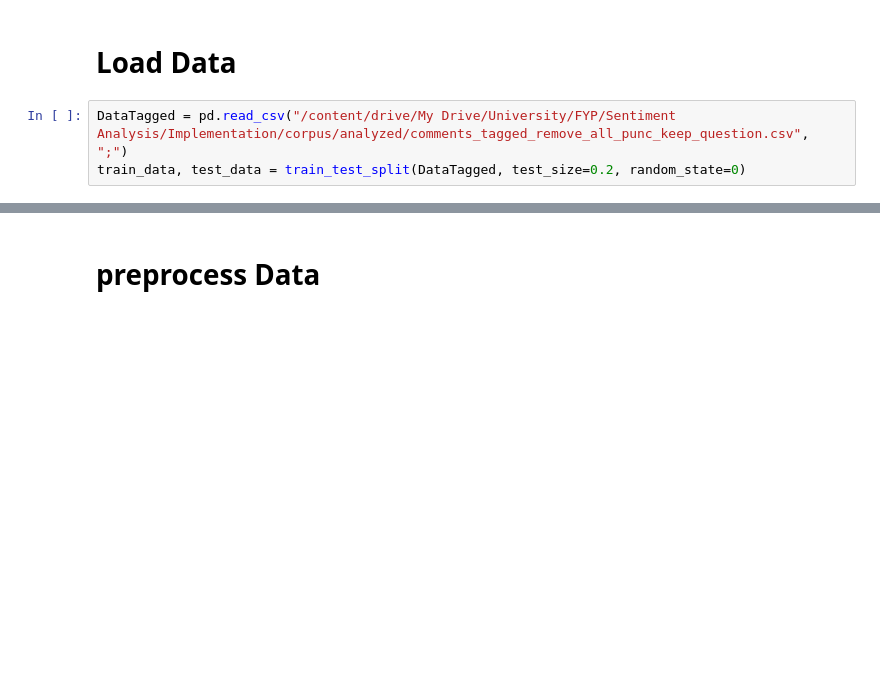
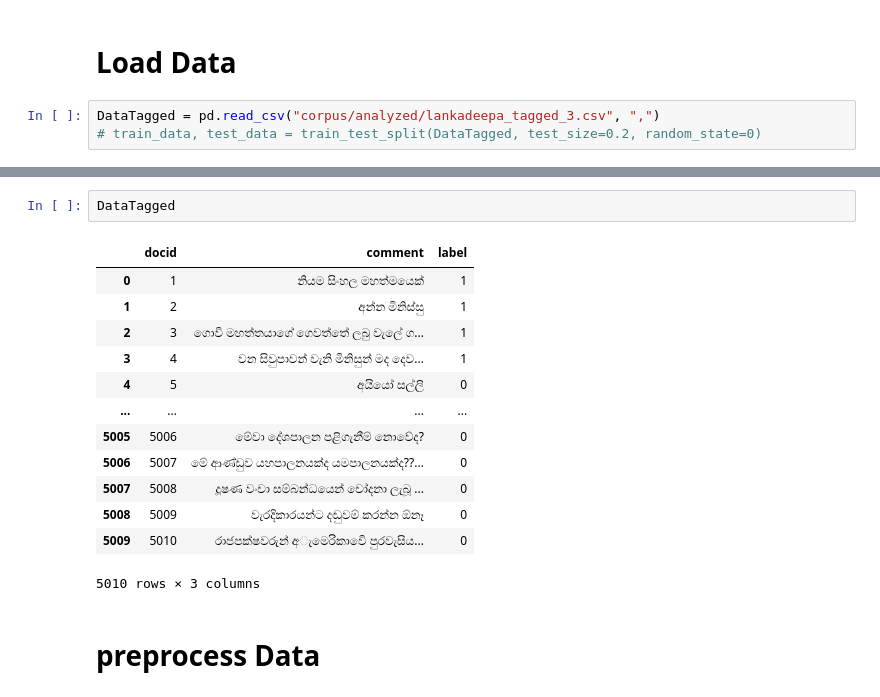
Before and after one commit to LahiruSen/Automated-Sentiment-Lexicon-Creation-and-Sentiment-Analysis-for-Sinhala-Language, a Jupyter notebook: Sentiment Analysis/CNN RNN/CNN LSTM GRU/cnn_rnn_with_preprocess.ipynb, the cells around one changed output, grey strips where cells are left out. Saved outputs shown, nothing was run; the diff lists cells and outputs as text; blank space fills up the shorter version.

```diff
--- a/Sentiment Analysis/CNN RNN/CNN LSTM GRU/cnn_rnn_with_preprocess.ipynb
+++ b/Sentiment Analysis/CNN RNN/CNN LSTM GRU/cnn_rnn_with_preprocess.ipynb
@@ -58,5 +56,5 @@ Using TensorFlow backend.
 # %% [markdown]
 # Load Data
 # %%
-DataTagged = pd.read_csv("/content/drive/My Drive/University/FYP/Sentiment Analysis/Implementation/corpus/analyzed/comments_tagged_remove_all_punc_keep_question.csv", ";")
-train_data, test_data = train_test_split(DataTagged, test_size=0.2, random_state=0)
+DataTagged = pd.read_csv("corpus/analyzed/lankadeepa_tagged_3.csv", ",")
+# train_data, test_data = train_test_split(DataTagged, test_size=0.2, random_state=0)
@@ -63,3 +74,19 @@ train_data, test_data = train_test_split(DataTagged, test_size=0.2, random_state
+# %%
+DataTagged
+# %% [output]
+|  | docid | comment | label |
+| 0 | 1 | නියම සිංහල මහත්මයෙක් | 1 |
+| 1 | 2 | අන්න මිනිස්සු | 1 |
+| 2 | 3 | ගොවි මහත්තයාගේ ගෙවත්තේ ලබු වැලේ ග... | 1 |
+| 3 | 4 | වන සිවුපාවන් වැනි මිනිසුන් මද දෙව... | 1 |
+| 4 | 5 | අයියෝ සල්ලි | 0 |
+| ... | ... | ... | ... |
+| 5005 | 5006 | මේවා දේශපාලන පළිගැනීම් නොවේද? | 0 |
+| 5006 | 5007 | මේ ආණ්ඩුව යහපාලනයක්ද යමපාලනයක්ද??... | 0 |
+| 5007 | 5008 | දූෂණ වංචා සම්බන්ධයෙන් චෝදනා ලැබූ ... | 0 |
+| 5008 | 5009 | වැරදිකාරයන්ට දඬුවම් කරන්න ඕනෑ | 0 |
+| 5009 | 5010 | රාජපක්ෂවරුන් අැමෙරිකාවෙි පුරවැසිය... | 0 |
+5010 rows × 3 columns
 # %% [markdown]
 # preprocess Data
 # %%
```
Also changed, not shown: parts of 21 cells of this notebook, 3 other files.
